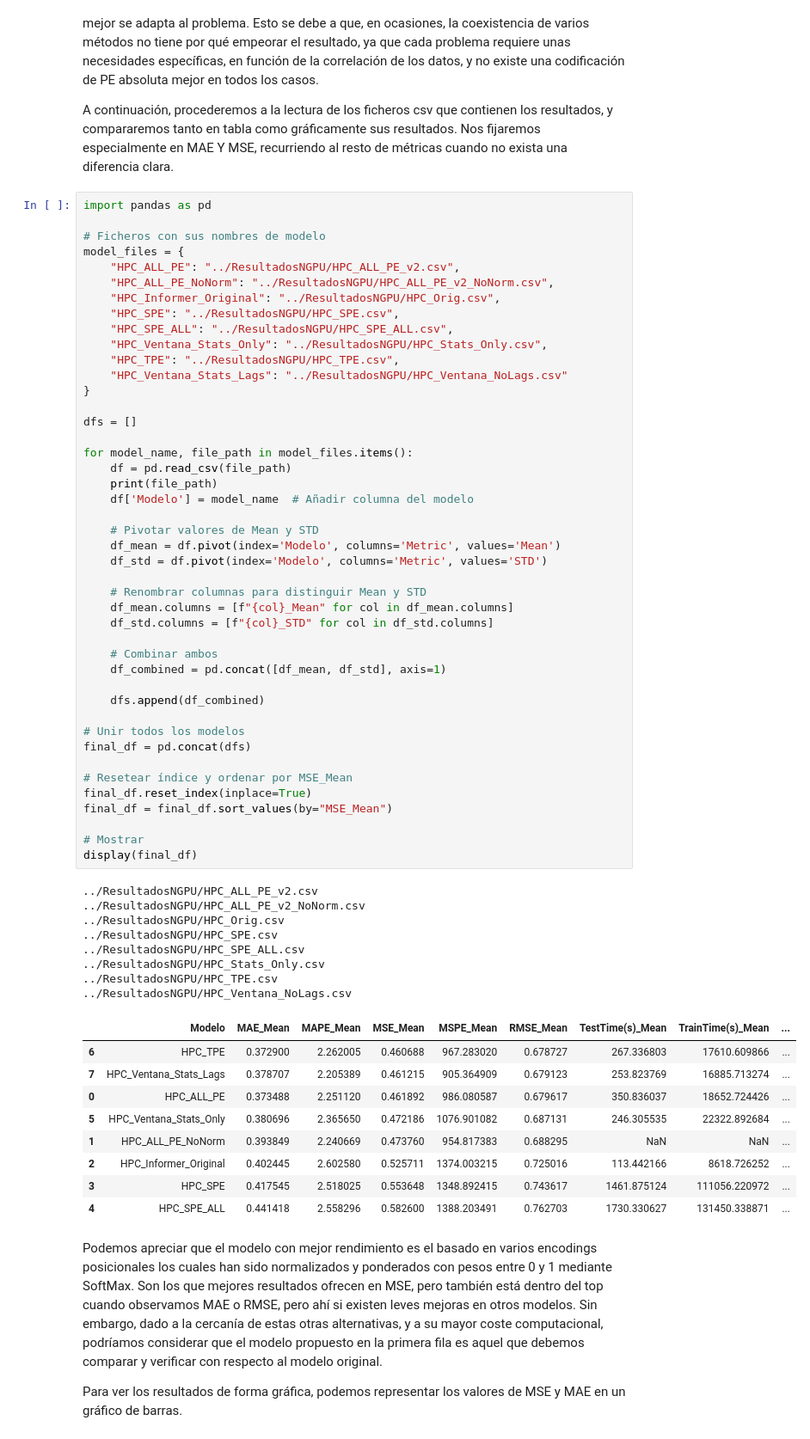
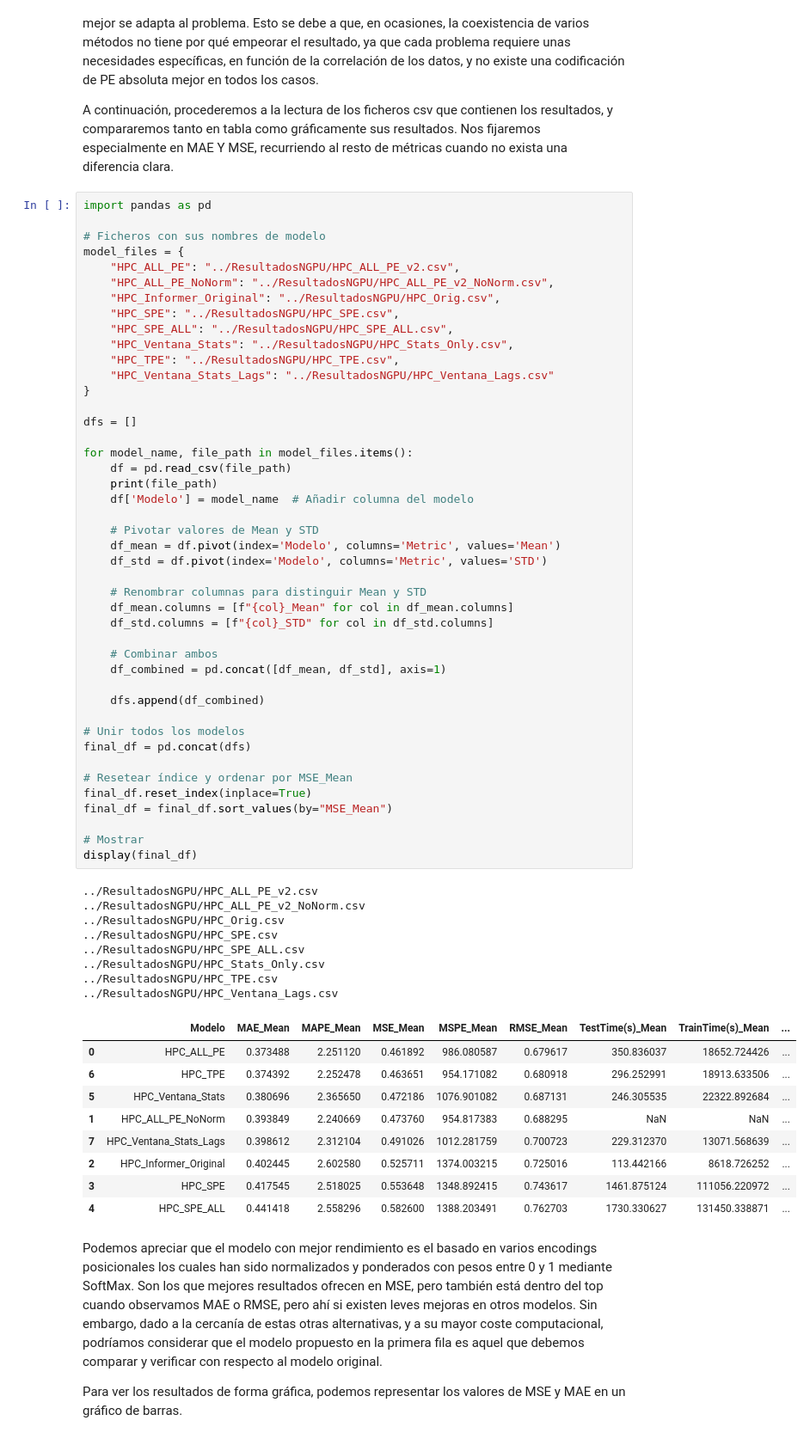
Before and after one commit to hexecoded/TFM, a Jupyter notebook: Experimentos/ResultadosNGPU.ipynb, the cells around one changed output. Shown: that part at 86% size. Drawn from its saved outputs; the diff is of its cells as text.

```diff
--- a/Experimentos/ResultadosNGPU.ipynb
+++ b/Experimentos/ResultadosNGPU.ipynb
@@ -30,9 +30,9 @@ model_files = {
     "HPC_Informer_Original": "../ResultadosNGPU/HPC_Orig.csv",
     "HPC_SPE": "../ResultadosNGPU/HPC_SPE.csv",
     "HPC_SPE_ALL": "../ResultadosNGPU/HPC_SPE_ALL.csv",
-    "HPC_Ventana_Stats_Only": "../ResultadosNGPU/HPC_Stats_Only.csv",
+    "HPC_Ventana_Stats": "../ResultadosNGPU/HPC_Stats_Only.csv",
     "HPC_TPE": "../ResultadosNGPU/HPC_TPE.csv",
-    "HPC_Ventana_Stats_Lags": "../ResultadosNGPU/HPC_Ventana_NoLags.csv"
+    "HPC_Ventana_Stats_Lags": "../ResultadosNGPU/HPC_Ventana_Lags.csv"
 }
 
 dfs = []
@@ -46,39 +46,39 @@ for model_name, file_path in model_files.items():
     df_mean = df.pivot(index='Modelo', columns='Metric', values='Mean')
     df_std = df.pivot(index='Modelo', columns='Metric', values='STD')
 
     # Renombrar columnas para distinguir Mean y STD
     df_mean.columns = [f"{col}_Mean" for col in df_mean.columns]
     df_std.columns = [f"{col}_STD" for col in df_std.columns]
 
     # Combinar ambos
     df_combined = pd.concat([df_mean, df_std], axis=1)
 
     dfs.append(df_combined)
 
 # Unir todos los modelos
 final_df = pd.concat(dfs)
 
 # Resetear índice y ordenar por MSE_Mean
 final_df.reset_index(inplace=True)
 final_df = final_df.sort_values(by="MSE_Mean")
 
 # Mostrar
 display(final_df)
 # %% [output]
 ../ResultadosNGPU/HPC_ALL_PE_v2.csv
 ../ResultadosNGPU/HPC_ALL_PE_v2_NoNorm.csv
 ../ResultadosNGPU/HPC_Orig.csv
 ../ResultadosNGPU/HPC_SPE.csv
 ../ResultadosNGPU/HPC_SPE_ALL.csv
 ../ResultadosNGPU/HPC_Stats_Only.csv
 ../ResultadosNGPU/HPC_TPE.csv
-../ResultadosNGPU/HPC_Ventana_NoLags.csv
+../ResultadosNGPU/HPC_Ventana_Lags.csv
 |  | Modelo | MAE_Mean | MAPE_Mean | MSE_Mean | MSPE_Mean | RMSE_Mean | TestTime(s)_Mean | TrainTime(s)_Mean | ... |
-| 6 | HPC_TPE | 0.372900 | 2.262005 | 0.460688 | 967.283020 | 0.678727 | 267.336803 | 17610.609866 | ... |
-| 7 | HPC_Ventana_Stats_Lags | 0.378707 | 2.205389 | 0.461215 | 905.364909 | 0.679123 | 253.823769 | 16885.713274 | ... |
 | 0 | HPC_ALL_PE | 0.373488 | 2.251120 | 0.461892 | 986.080587 | 0.679617 | 350.836037 | 18652.724426 | ... |
-| 5 | HPC_Ventana_Stats_Only | 0.380696 | 2.365650 | 0.472186 | 1076.901082 | 0.687131 | 246.305535 | 22322.892684 | ... |
+| 6 | HPC_TPE | 0.374392 | 2.252478 | 0.463651 | 954.171082 | 0.680918 | 296.252991 | 18913.633506 | ... |
+| 5 | HPC_Ventana_Stats | 0.380696 | 2.365650 | 0.472186 | 1076.901082 | 0.687131 | 246.305535 | 22322.892684 | ... |
 | 1 | HPC_ALL_PE_NoNorm | 0.393849 | 2.240669 | 0.473760 | 954.817383 | 0.688295 | NaN | NaN | ... |
+| 7 | HPC_Ventana_Stats_Lags | 0.398612 | 2.312104 | 0.491026 | 1012.281759 | 0.700723 | 229.312370 | 13071.568639 | ... |
 | 2 | HPC_Informer_Original | 0.402445 | 2.602580 | 0.525711 | 1374.003215 | 0.725016 | 113.442166 | 8618.726252 | ... |
 | 3 | HPC_SPE | 0.417545 | 2.518025 | 0.553648 | 1348.892415 | 0.743617 | 1461.875124 | 111056.220972 | ... |
 | 4 | HPC_SPE_ALL | 0.441418 | 2.558296 | 0.582600 | 1388.203491 | 0.762703 | 1730.330627 | 131450.338871 | ... |
```
Also changed, not shown: parts of 3 cells of this notebook, 12 other files.
